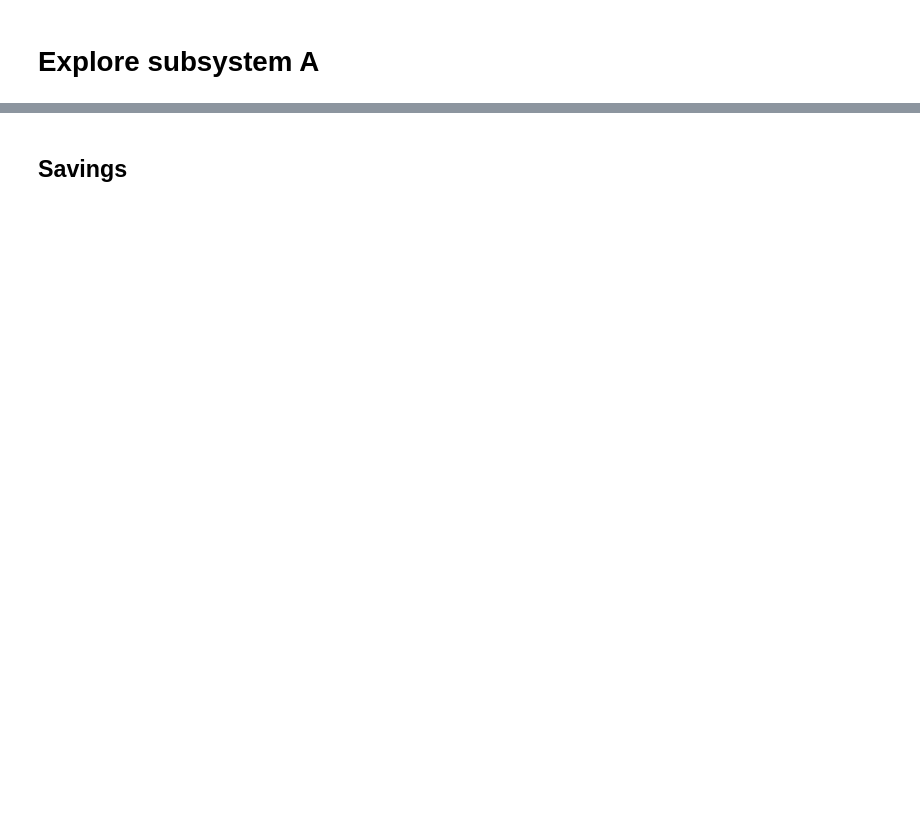
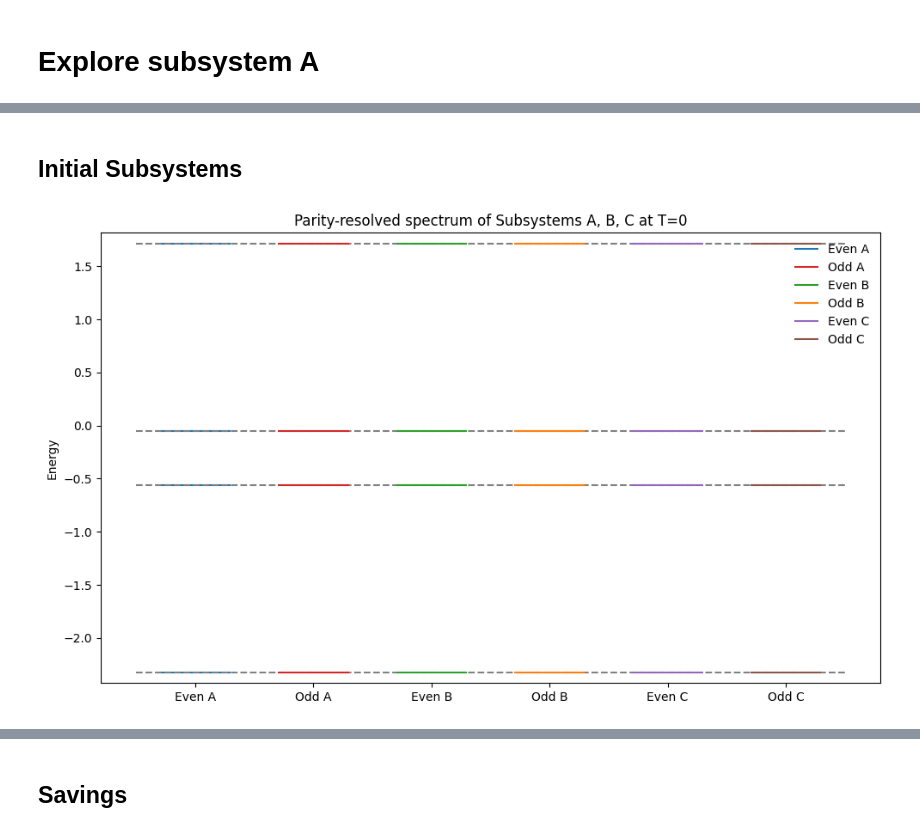
Before and after one commit to hishemok/MasterThesis, a Jupyter notebook: src/braiding/braiding.ipynb, the cells around one changed output, grey strips where cells are left out. Saved outputs shown, nothing was run; the diff lists cells and outputs as text; code cells hidden in the pictures; blank space fills up the shorter version.

```diff
--- a/src/braiding/braiding.ipynb
+++ b/src/braiding/braiding.ipynb
@@ -926,0 +951,46 @@ for idx, time_idx in enumerate(times):
+# %% [markdown]
+## Initial Subsystems
+# %%
+def subsystem_hamiltonian(n_sites, dupes, pars, couplings=(), eps_detune=None, operators=operators):
+    t_val, U_val, eps_val, Delta_val = pars
+    H = hamiltonian(n_sites, dupes, t_val, U_val, eps_val, Delta_val, couplings=couplings, eps_detune=eps_detune,operators=operators)
+    eigvals, eigvecs = np.linalg.eigh(H)
+
+
+    #calculate parities
+    even_energies, odd_energies, even_vecs, odd_vecs = calculate_parities(eigvecs, eigvals, total_parity(operators['num']))
+    return H, eigvals, eigvecs, even_energies, odd_energies, even_vecs, odd_vecs
+# %%
+#SubsysA
+eigvals_A_t0, eigvecs_A_t0 ,eigvals_even_A_t0, eigvals_odd_A_t0, even_vecs_A_t0, odd_vecs_A_t0 = eigvals_A[0], eigvecs_A[0] ,eigvals_even_A[0], eigvals_odd_A[0], eigvecs_even_A[0], eigvecs_odd_A[0]
+
+#SubsysB
+H_B, eigvals_B_t0, eigvecs_B_t0, even_energies_B_t0, odd_energies_B_t0, even_vecs_B_t0, odd_vecs_B_t0 = subsystem_hamiltonian(3, 1, pars, couplings=(), eps_detune=None, operators=operators_A)
+
+#SubsysC
+H_C, eigvals_C_t0, eigvecs_C_t0, even_energies_C_t0, odd_energies_C_t0, even_vecs_C_t0, odd_vecs_C_t0 = subsystem_hamiltonian(3, 1, pars, couplings=(), eps_detune=None, operators=operators_A)
+# %%
+#plot eigenvalues for subsystems A, B, C
+plt.figure(figsize=(10,6))
+for i in range(len(eigvals_even_A_t0)):
+    plt.hlines(eigvals_even_A_t0[i], -0.3, 0.3, color='tab:blue', label='Even A' if i==0 else "")
+    plt.hlines(eigvals_even_A_t0[i], -0.5, 5.5, color='gray', linestyles='--')
+for i in range(len(eigvals_odd_A_t0)):
+    plt.hlines(eigvals_odd_A_t0[i], 0.7, 1.3, color='tab:red', label='Odd A' if i==0 else "")
+for i in range(len(even_energies_B_t0)):
+    plt.hlines(even_energies_B_t0[i], 1.7, 2.3, color='tab:green', label='Even B' if i==0 else "")
+for i in range(len(odd_energies_B_t0)):
+    plt.hlines(odd_energies_B_t0[i], 2.7, 3.3, color='tab:orange', label='Odd B' if i==0 else "")
+for i in range(len(even_energies_C_t0)):
+    plt.hlines(even_energies_C_t0[i], 3.7, 4.3, color='tab:purple', label='Even C' if i==0 else "")
+for i in range(len(odd_energies_C_t0)):
+    plt.hlines(odd_energies_C_t0[i], 4.7, 5.3, color='tab:brown', label='Odd C' if i==0 else "")
+plt.ylim(min(eigvals_even_A_t0.min(), even_energies_B_t0.min(), even_energies_C_t0.min()) - 0.1, max(eigvals_odd_A_t0.max(), odd_energies_B_t0.max(), odd_energies_C_t0.max()) + 0.1)
+plt.xticks([0, 1, 2, 3, 4, 5], ["Even A", "Odd A", "Even B", "Odd B", "Even C", "Odd C"])
+plt.ylabel("Energy")
+plt.title(f"Parity-resolved spectrum of Subsystems A, B, C at T=0")
+plt.legend(frameon=False)
+plt.tight_layout()
+plt.show()
+# %% [output]
+[figure, added]
```
Also changed, not shown: parts of 21 cells of this notebook.
